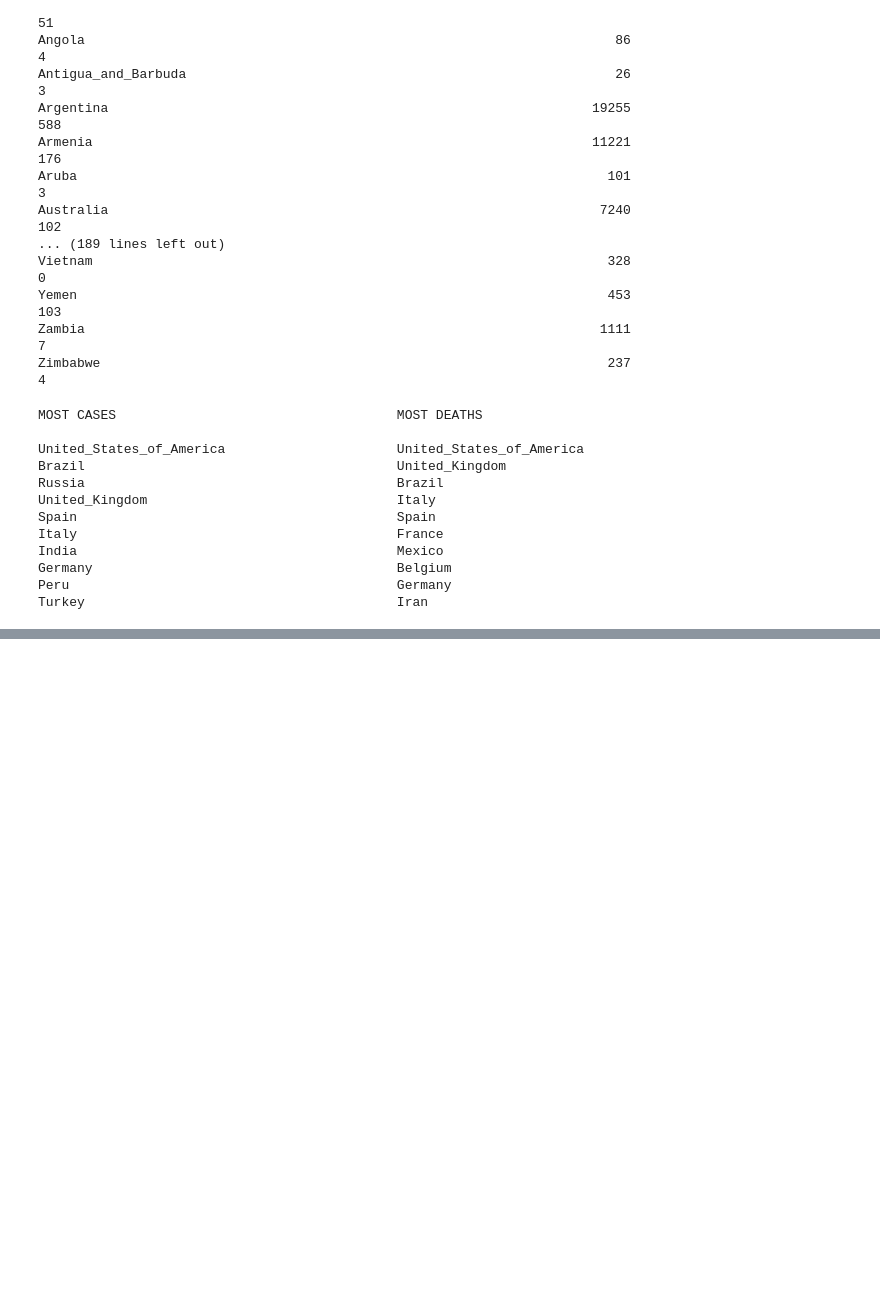
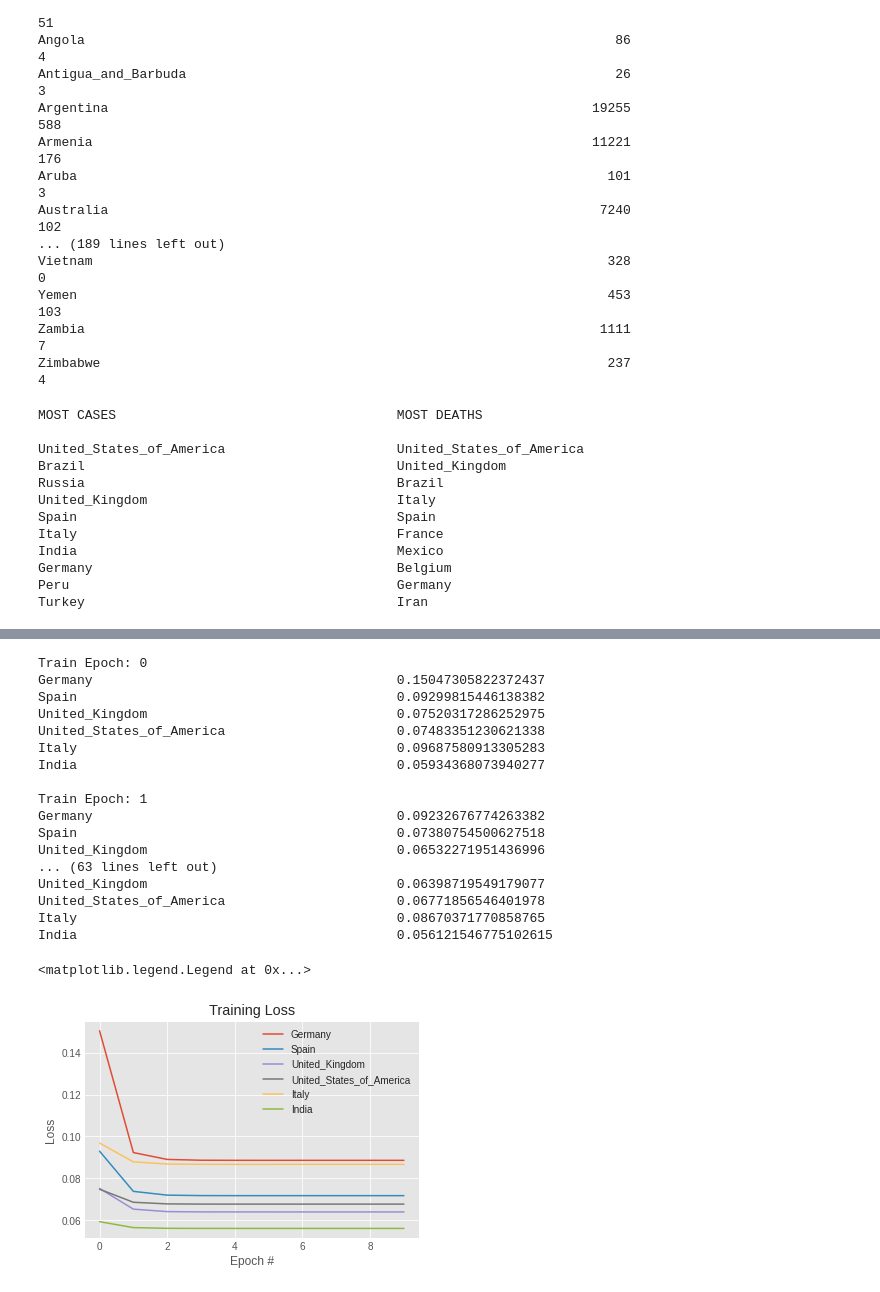
Before and after one commit to kartika-nair/Benchmarking_Of_NODE, a Jupyter notebook: NODE.ipynb, the cells around one changed output, grey strips where cells are left out. Saved outputs shown, nothing was run; the diff lists cells and outputs as text; code cells hidden in the pictures; blank space fills up the shorter version.

Commit message:
added graph

```diff
--- a/NODE.ipynb
+++ b/NODE.ipynb
@@ -598,20 +662 @@ def test(args, model, device, test_loader):
           correct += pred.eq(target.view_as(pred)).sum().item()
-# %%
-model = Net()
-loss_function = nn.MSELoss()
-optimizer = optim.Adadelta(model.parameters(), lr = args.lr)
-scheduler = StepLR(optimizer, step_size = 1, gamma = args.gamma)
-
-for country in training_countries:
-  trainset_deaths[country]["X"] = np.float32(trainset_deaths[country]["X"])
-  trainset_deaths[country]["y"] = np.float32(trainset_deaths[country]["y"])
-  testset_deaths[country]["X"] = np.float32(testset_deaths[country]["X"])
-  testset_deaths[country]["y"] = np.float32(testset_deaths[country]["y"])
-
-  for epoch in range(1, args.epochs + 1):
-    for country in training_countries:
-      trainset = torch.utils.data.DataLoader((trainset_deaths[country]["X"], trainset_deaths[country]["y"]), batch_size = 10, shuffle = False)
-      testset = torch.utils.data.DataLoader((testset_deaths[country]["X"], testset_deaths[country]["y"]), batch_size = 10, shuffle = False)
-      train(args, model, device, trainset, optimizer, epoch)
-      test(args, model, device, testset)
-      scheduler.step()
@@ -635,0 +663,46 @@ Train Epoch: 14 [99/2 (100%)]   Loss: 0.024287
+# %%
+history_cases = {}
+for country in training_countries:
+  history_cases[country] = []
+
+epochs = 10
+model_cases = Net()
+loss_function=nn.MSELoss()
+optimizer = optim.Adadelta(model_cases.parameters(), lr=args.lr)
+scheduler = StepLR(optimizer, step_size=1, gamma=args.gamma)
+
+for epoch in range(epochs):
+    print('\nTrain Epoch: {}'.format(epoch))
+    for country in training_countries:
+      train(args, model_cases, device, trainset_cases[country], optimizer, epoch, country, history_cases)
+      test(args, model_cases, device, testset_cases[country], country)
+      scheduler.step()
+
+plt.style.use("ggplot")
+plt.figure()
+for country in training_countries:
+  plt.plot(np.arange(0, epochs), history_cases[country], label=country)
+plt.title("Training Loss")
+plt.xlabel("Epoch #")
+plt.ylabel("Loss")
+plt.legend(loc="upper right")
+# %% [output]
+Train Epoch: 0
+Germany                                       0.15047305822372437
+Spain                                         0.09299815446138382
+United_Kingdom                                0.07520317286252975
+United_States_of_America                      0.07483351230621338
+Italy                                         0.09687580913305283
+India                                         0.05934368073940277
+
+Train Epoch: 1
+Germany                                       0.09232676774263382
+Spain                                         0.07380754500627518
+United_Kingdom                                0.06532271951436996
+... (63 lines left out)
+United_Kingdom                                0.06398719549179077
+United_States_of_America                      0.06771856546401978
+Italy                                         0.08670371770858765
+India                                         0.056121546775102615
+<matplotlib.legend.Legend at 0x...>
+[figure, added]
```
Also changed, not shown: parts of 17 cells of this notebook.
